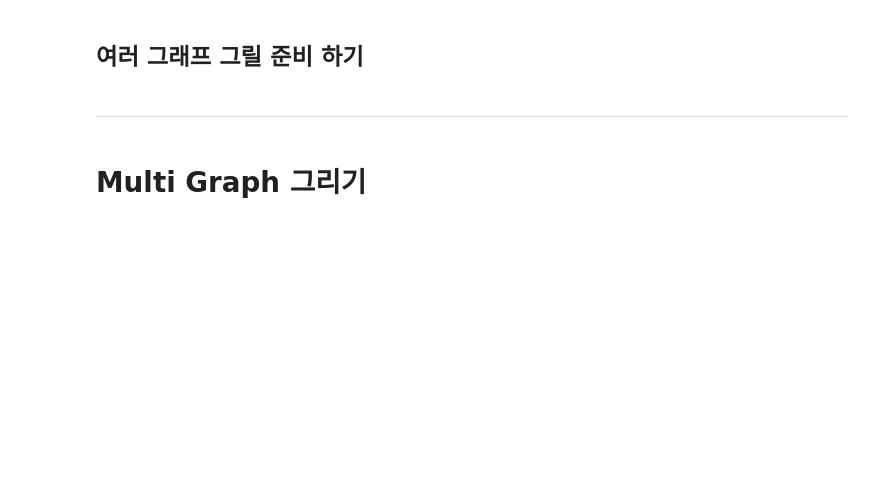
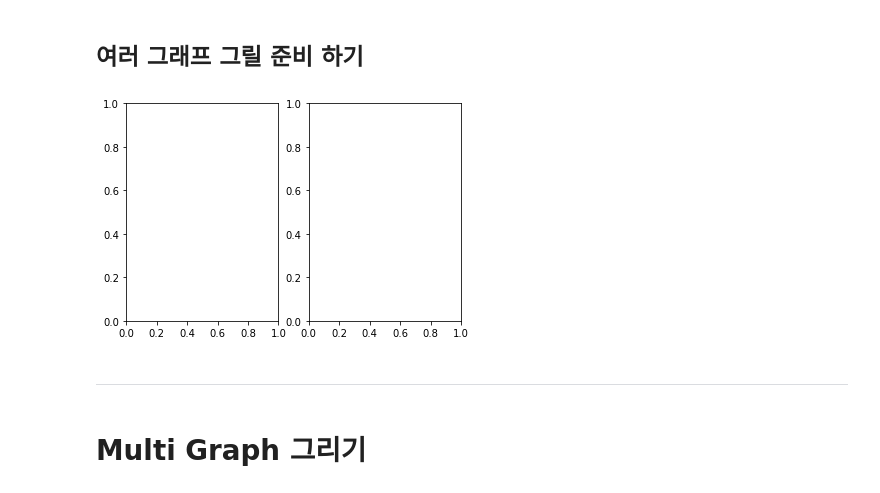
Before and after one commit to ollpp/prac_deeplearning, a Jupyter notebook: 개념/Part1) 인공지능에 대한 개념과 준비/실습코드/12. 인공지능 개발 준비 - 07~08. 시각화 기초(그래프).ipynb, the cells around one changed output. Drawn from its saved outputs; the diff is of its cells as text; code cells hidden in the pictures; blank space fills up the shorter version.

```diff
--- a/개념/Part1) 인공지능에 대한 개념과 준비/실습코드/12. 인공지능 개발 준비 - 07~08. 시각화 기초(그래프).ipynb
+++ b/개념/Part1) 인공지능에 대한 개념과 준비/실습코드/12. 인공지능 개발 준비 - 07~08. 시각화 기초(그래프).ipynb
@@ -36,5 +57,11 @@ sort_columns : column을 알파벳 순서로 그린다.
 # %% [markdown]
 ## 여러 그래프 그릴 준비 하기
+# %%
+plt.subplot(1,2,1)     # 1개의 행에 2개의 열을 가진 것중 1번째
+plt.subplot(1,2,2)     # 1개의 행에 2개의 열을 가진 것중 2번째
+plt.show()
+# %% [output]
+[figure, added]
 # %% [markdown]
 ---
 # %% [markdown]
```
Also changed, not shown: parts of 12 cells of this notebook, 2 other files.
